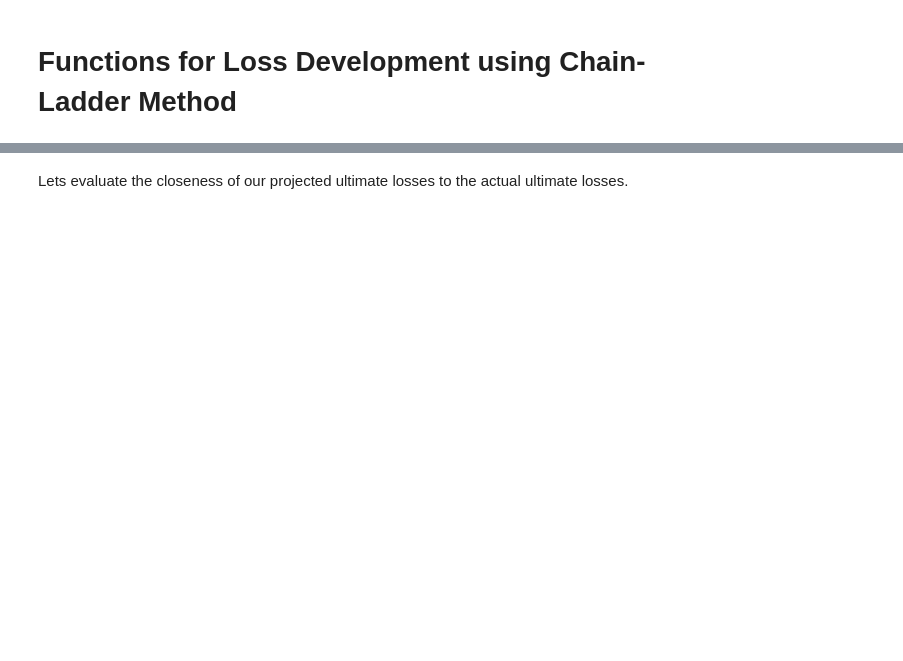
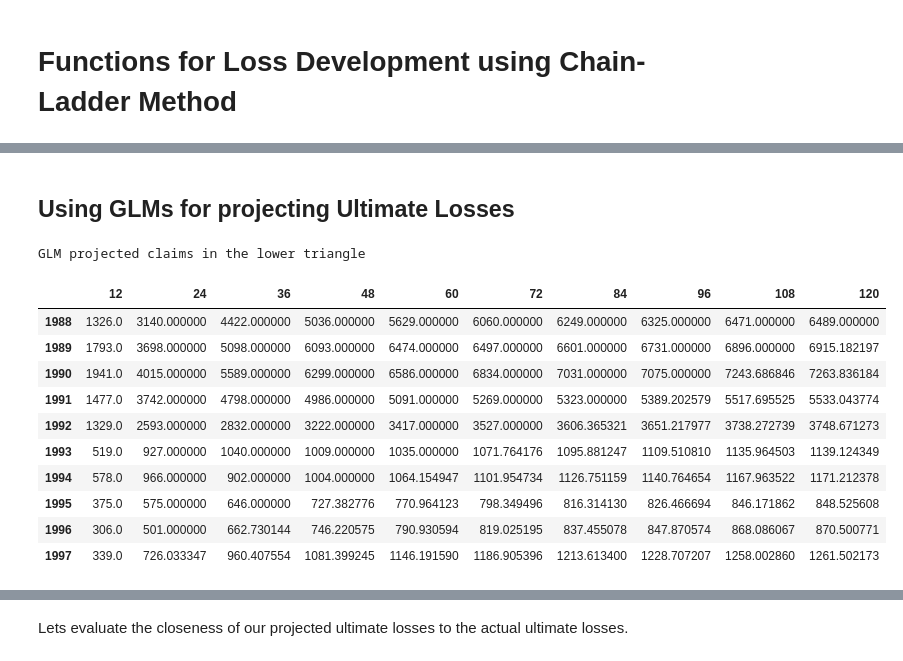
Before and after one commit to ard18/ratemaking_with_python, a Jupyter notebook: Ratemaking_Project.ipynb, the cells around one changed output, grey strips where cells are left out. Saved outputs shown, nothing was run; the diff lists cells and outputs as text; code cells hidden in the pictures; blank space fills up the shorter version.

```diff
--- a/Ratemaking_Project.ipynb
+++ b/Ratemaking_Project.ipynb
@@ -298,0 +326,43 @@ Loss Development Triangle
+# %% [markdown]
+## Using GLMs for projecting Ultimate Losses
+# %%
+import statsmodels.api as sm
+import warnings
+def GLM_UltClaims(dataset):
+    '''The dataset used here is a dataframe.
+    This function outputs a dataframe having projected the lower half of the original dataset, i.e., projected losses'''
+    # dataset is a dataframe
+    warnings.filterwarnings("ignore", category=RuntimeWarning)
+    i = 0
+    k = 9
+    while i<9:
+        x_train = [ dataset.iloc[j,i] for j in range(0,k)   ]
+        y_train = [ dataset.iloc[j,i+1] for j in range(0,k) ]
+        x_test =  [ dataset.iat[j,i] for j in range(k,10)   ]
+
+        glm_model = sm.GLM(y_train,x_train,family=sm.families.Gaussian()) # using gaussian glm
+        model_results = glm_model.fit(method="bfgs")
+        y_test = model_results.predict(x_test)
+
+        for j in range(0,len(y_test)):
+            dataset.iat[k+j,i+1] = y_test[j]
+        i+=1
+        k-=1
+    return dataset
+
+data = GLM_UltClaims(loss_df)
+print("GLM projected claims in the lower triangle")
+data
+# %% [output]
+GLM projected claims in the lower triangle
+|  | 12 | 24 | 36 | 48 | 60 | 72 | 84 | 96 | 108 | 120 |
+| 1988 | 1326.0 | 3140.000000 | 4422.000000 | 5036.000000 | 5629.000000 | 6060.000000 | 6249.000000 | 6325.000000 | 6471.000000 | 6489.000000 |
+| 1989 | 1793.0 | 3698.000000 | 5098.000000 | 6093.000000 | 6474.000000 | 6497.000000 | 6601.000000 | 6731.000000 | 6896.000000 | 6915.182197 |
+| 1990 | 1941.0 | 4015.000000 | 5589.000000 | 6299.000000 | 6586.000000 | 6834.000000 | 7031.000000 | 7075.000000 | 7243.686846 | 7263.836184 |
+| 1991 | 1477.0 | 3742.000000 | 4798.000000 | 4986.000000 | 5091.000000 | 5269.000000 | 5323.000000 | 5389.202579 | 5517.695525 | 5533.043774 |
+| 1992 | 1329.0 | 2593.000000 | 2832.000000 | 3222.000000 | 3417.000000 | 3527.000000 | 3606.365321 | 3651.217977 | 3738.272739 | 3748.671273 |
+| 1993 | 519.0 | 927.000000 | 1040.000000 | 1009.000000 | 1035.000000 | 1071.764176 | 1095.881247 | 1109.510810 | 1135.964503 | 1139.124349 |
+| 1994 | 578.0 | 966.000000 | 902.000000 | 1004.000000 | 1064.154947 | 1101.954734 | 1126.751159 | 1140.764654 | 1167.963522 | 1171.212378 |
+| 1995 | 375.0 | 575.000000 | 646.000000 | 727.382776 | 770.964123 | 798.349496 | 816.314130 | 826.466694 | 846.171862 | 848.525608 |
+| 1996 | 306.0 | 501.000000 | 662.730144 | 746.220575 | 790.930594 | 819.025195 | 837.455078 | 847.870574 | 868.086067 | 870.500771 |
+| 1997 | 339.0 | 726.033347 | 960.407554 | 1081.399245 | 1146.191590 | 1186.905396 | 1213.613400 | 1228.707207 | 1258.002860 | 1261.502173 |
```
Also changed, not shown: parts of 22 cells of this notebook, 2 other files.
